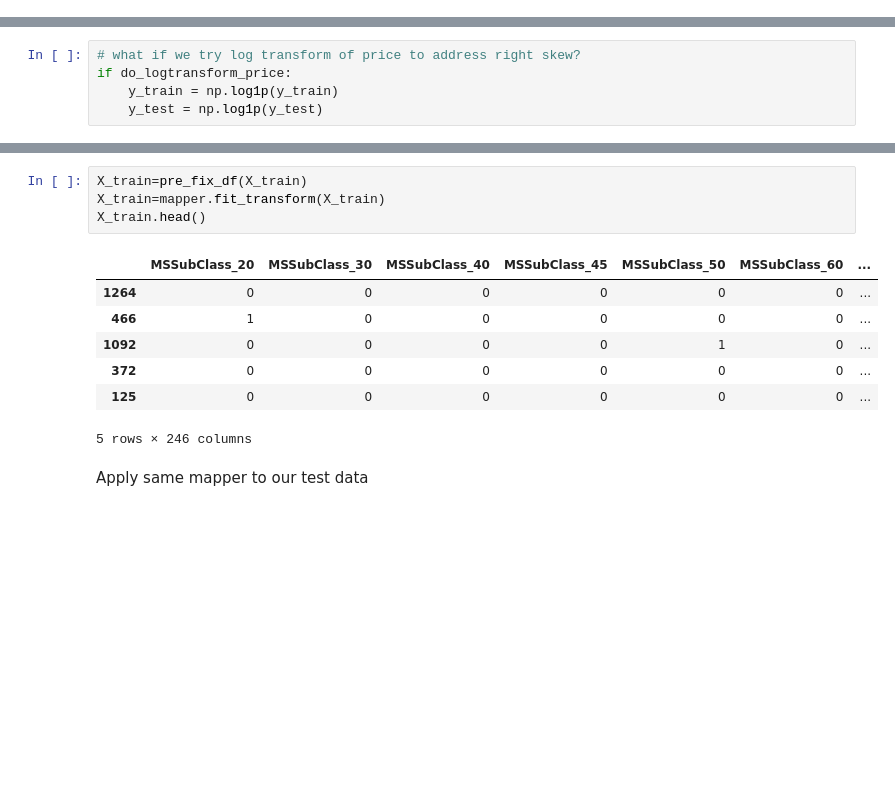
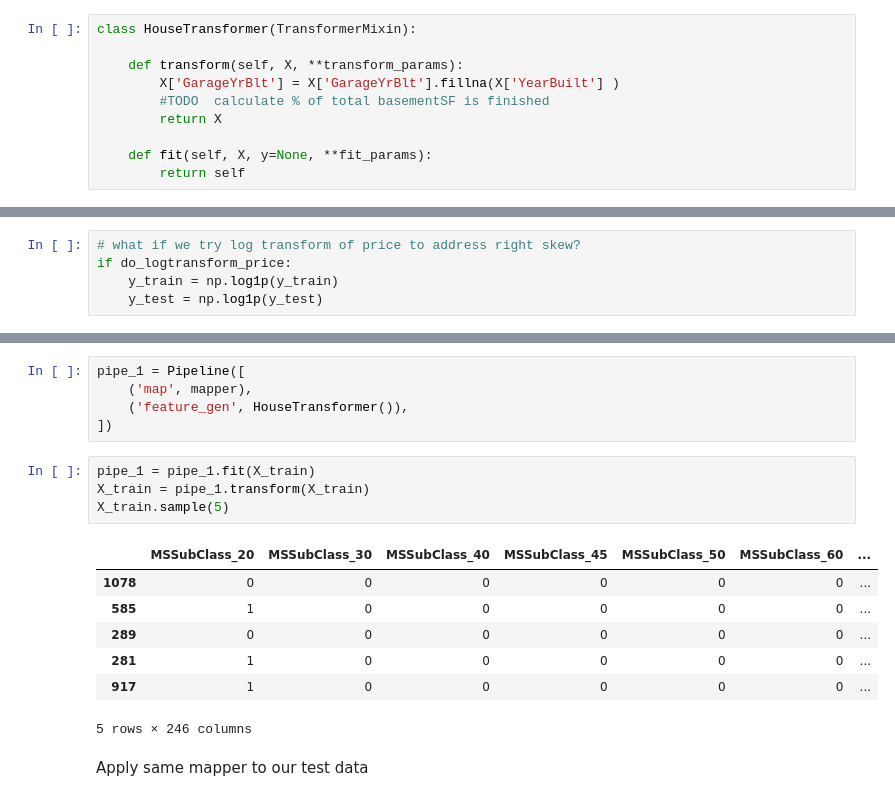
Before and after one commit to ag2816/AimesIowaHousingPricePredictions, a Jupyter notebook: Ames_predictions.ipynb, the cells around one changed output, grey strips where cells are left out. Saved outputs shown, nothing was run; the diff lists cells and outputs as text; blank space fills up the shorter version.

```diff
--- a/Ames_predictions.ipynb
+++ b/Ames_predictions.ipynb
@@ -138,6 +138,16 @@ class CustomOrdinalEncoder(BaseEstimator, TransformerMixin):
     def transform(self, X):
         s = np.array([self.categories_[x] for x in np.array(X)])
         return s
+# %%
+class HouseTransformer(TransformerMixin):
+
+    def transform(self, X, **transform_params):
+        X['GarageYrBlt'] = X['GarageYrBlt'].fillna(X['YearBuilt'] )
+        #TODO  calculate % of total basementSF is finished
+        return X
+
+    def fit(self, X, y=None, **fit_params):
+        return self
 # %%
 run_full = True
 do_logtransform_price=True
@@ -543,18 +547,23 @@ mapper = DataFrameMapper([
     (['YrSold'], [StandardScaler()]),
     ('SaleType', [CategoricalImputer(), LabelBinarizer()])
 ], df_out=True)
-# %%
-X_train=pre_fix_df(X_train)
-X_train=mapper.fit_transform(X_train)
-X_train.head()
-# %% [output]
-|  | MSSubClass_20 | MSSubClass_30 | MSSubClass_40 | MSSubClass_45 | MSSubClass_50 | MSSubClass_60 | ... |
-| 1264 | 0 | 0 | 0 | 0 | 0 | 0 | ... |
-| 466 | 1 | 0 | 0 | 0 | 0 | 0 | ... |
-| 1092 | 0 | 0 | 0 | 0 | 1 | 0 | ... |
-| 372 | 0 | 0 | 0 | 0 | 0 | 0 | ... |
-| 125 | 0 | 0 | 0 | 0 | 0 | 0 | ... |
-5 rows × 246 columns
+# %%
+pipe_1 = Pipeline([
+    ('map', mapper),
+    ('feature_gen', HouseTransformer()),
+])
+# %%
+pipe_1 = pipe_1.fit(X_train)
+X_train = pipe_1.transform(X_train)
+X_train.sample(5)
+# %% [output]
+|  | MSSubClass_20 | MSSubClass_30 | MSSubClass_40 | MSSubClass_45 | MSSubClass_50 | MSSubClass_60 | ... |
+| 1078 | 0 | 0 | 0 | 0 | 0 | 0 | ... |
+| 585 | 1 | 0 | 0 | 0 | 0 | 0 | ... |
+| 289 | 0 | 0 | 0 | 0 | 0 | 0 | ... |
+| 281 | 1 | 0 | 0 | 0 | 0 | 0 | ... |
+| 917 | 1 | 0 | 0 | 0 | 0 | 0 | ... |
+5 rows × 246 columns
 # %% [markdown]
 Apply same mapper to our test data
 # %%
```
Also changed, not shown: parts of 20 cells of this notebook.
